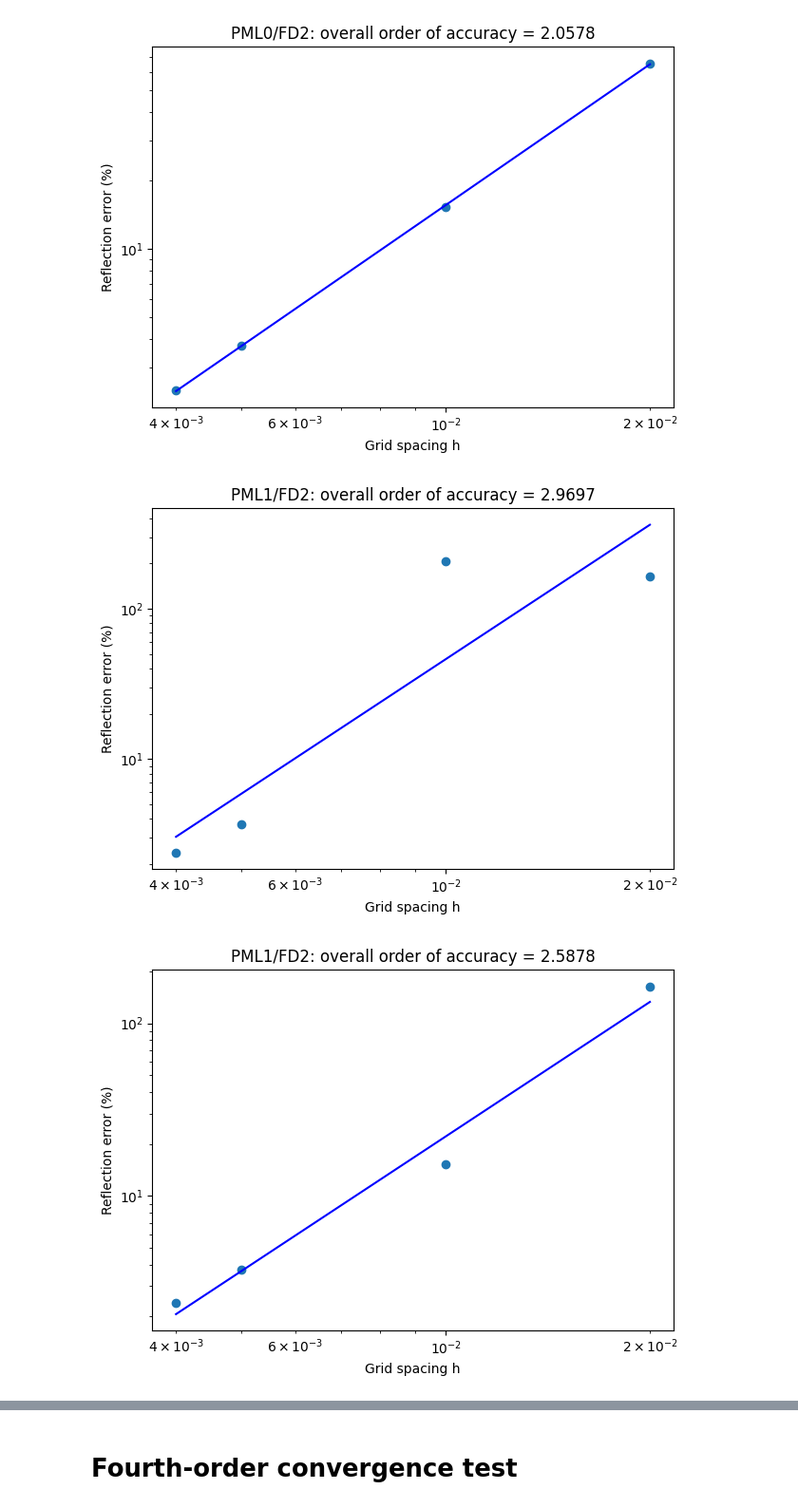
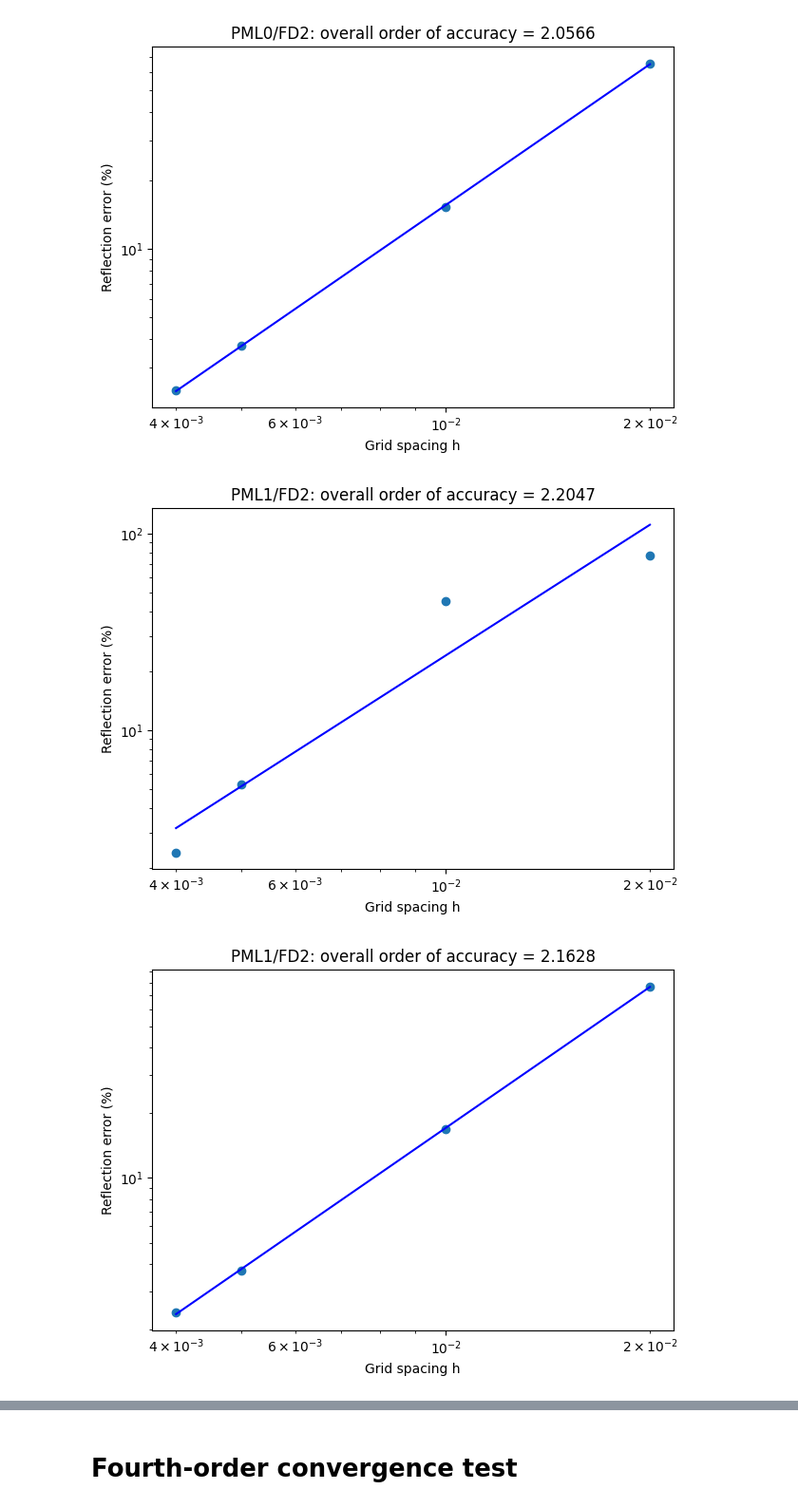
Before and after one commit to chaiwoot/PyHelmholtz, a Jupyter notebook: examples/example1.ipynb, the cells around one changed output, grey strips where cells are left out. Shown at 95% size. Drawn from its saved outputs; the diff is of its cells as text; code cells hidden in the pictures.

```diff
--- a/examples/example1.ipynb
+++ b/examples/example1.ipynb
@@ -249,11 +282,13 @@ gcf().tight_layout()
 # ABM = PML
 # thickness = wavelength/8
 # FD order = 2
-# runtime (ubuntu) = 21.7 s
+# runtime (windows) = 22s
+# runtime (ubuntu) = 22s
+# remark: although the overall accuracy is second order, the data points are not linear
 err_array = np.zeros_like(h_array)
 for i, h in enumerate(h_array):
     domain = ph.Domain(h=h, limits=limits)
-    n = max(1,int(0.125*wavelength/h))
+    n = max(2,int(0.125*wavelength/h))
     abm = ph.PML("PML0", n=n)
     ho = ph.Helmholtz(domain=domain, abm=abm, source=source, fd=ph.FD(2))
     ho.solve()
@@ -272,11 +307,11 @@ gcf().tight_layout()
 # ABM = PML
 # thickness = a quarter wavelength
 # FD order = 2
-# runtime (laptop) = 21.7 s
+# runtime (windows) = 21.7 s
 err_array = np.zeros_like(h_array)
 for i, h in enumerate(h_array):
     domain = ph.Domain(h=h, limits=limits)
-    n = int(0.25*wavelength/h)
+    n = max(2,int(0.25*wavelength/h))
     abm = ph.PML("PML0", n=n)
     ho = ph.Helmholtz(domain=domain, abm=abm, source=source, fd=ph.FD(2))
     ho.solve()
@@ -295,11 +330,11 @@ gcf().tight_layout()
 # ABM = PML
 # thickness = half wavelength
 # FD order = 2
-# runtime (laptop) = 28.1 s
+# runtime (windows) = 36 s
 err_array = np.zeros_like(h_array)
 for i, h in enumerate(h_array):
     domain = ph.Domain(h=h, limits=limits)
-    n = int(0.5*wavelength/h)
+    n = max(2,int(0.5*wavelength/h))
     abm = ph.PML("PML0", n=n)
     ho = ph.Helmholtz(domain=domain, abm=abm, source=source, fd=ph.FD(2))
     ho.solve()
@@ -315,14 +350,15 @@ gcf().tight_layout()
 # %% [output]
 [figure]
 # %%
-# ABM = PML+EM1
+# ABM = PML+EM1 (PML1)
 # thickness = wavelength/8
 # FD order = 2
-# runtime (laptop) = 20.4 s
+# runtime (windows) = 20.4 s
+# remark: although the overall accuracy is second order, the data points are not linear
 err_array = np.zeros_like(h_array)
 for i, h in enumerate(h_array):
     domain = ph.Domain(h=h, limits=limits)
-    n = max(1,int(0.125*wavelength/h))
+    n = max(2,int(0.125*wavelength/h))
     abm = ph.PML("PML1", n=n)
     ho = ph.Helmholtz(domain=domain, abm=abm, source=source, fd=ph.FD(2))
     ho.solve()
@@ -336,28 +372,28 @@ xlabel('Grid spacing h')
 ylabel('Reflection error (%)')
 gcf().tight_layout()
 # %% [output]
-[figure, old version]
+[figure, new version]
 # %%
 # ABM = PML+EM1
 # thickness = a quarter wavelength
 # FD order = 2
-# runtime (laptop) = 22.9 s
+# runtime (windows) = 22.9 s
 err_array = np.zeros_like(h_array)
 for i, h in enumerate(h_array):
     domain = ph.Domain(h=h, limits=limits)
-    n = max(1,int(0.25*wavelength/h))
+    n = max(2,int(0.25*wavelength/h))
     abm = ph.PML("PML1", n=n)
     ho = ph.Helmholtz(domain=domain, abm=abm, source=source, fd=ph.FD(2))
     ho.solve()
     err_array[i] = ho.error_norm_point_source()
 loglog(h_array,err_array,'o')
 p, c = np.polyfit(np.log(h_array), np.log(err_array), 1)
 title(f"{ho.abm.abm}/FD{ho.fd.order}: overall order of accuracy = {p:.4f}")
 log_err = p*np.log(h_array)+c
 loglog(h_array,np.exp(log_err),'b')
 xlabel('Grid spacing h')
 ylabel('Reflection error (%)')
 gcf().tight_layout()
 # %% [output]
-[figure, old version]
+[figure, new version]
 # %%
```
Also changed, not shown: parts of 29 cells of this notebook, 4 other files.
